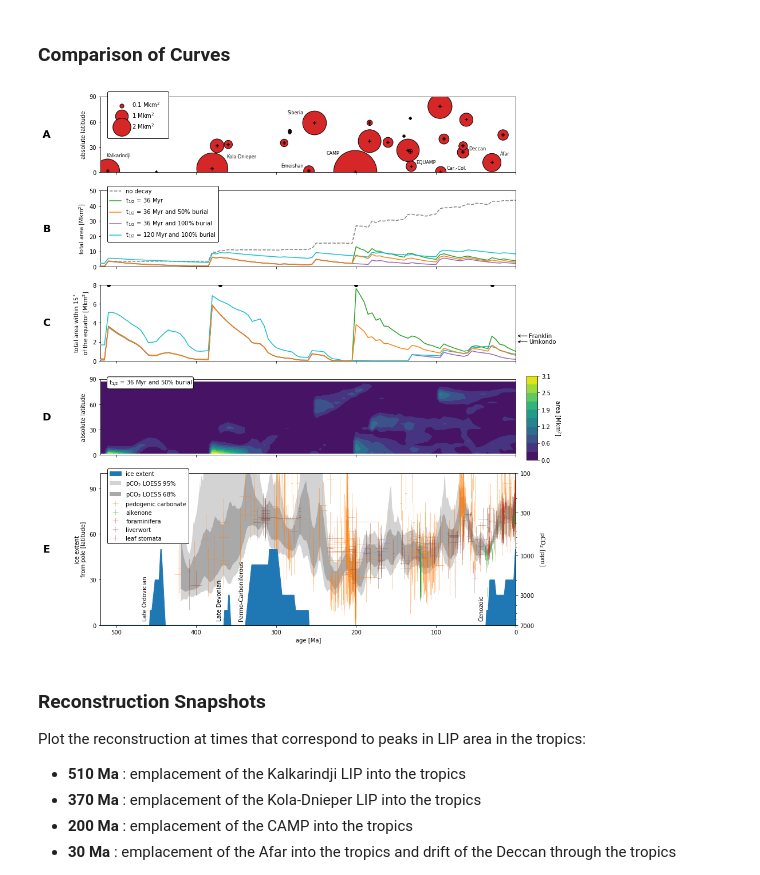
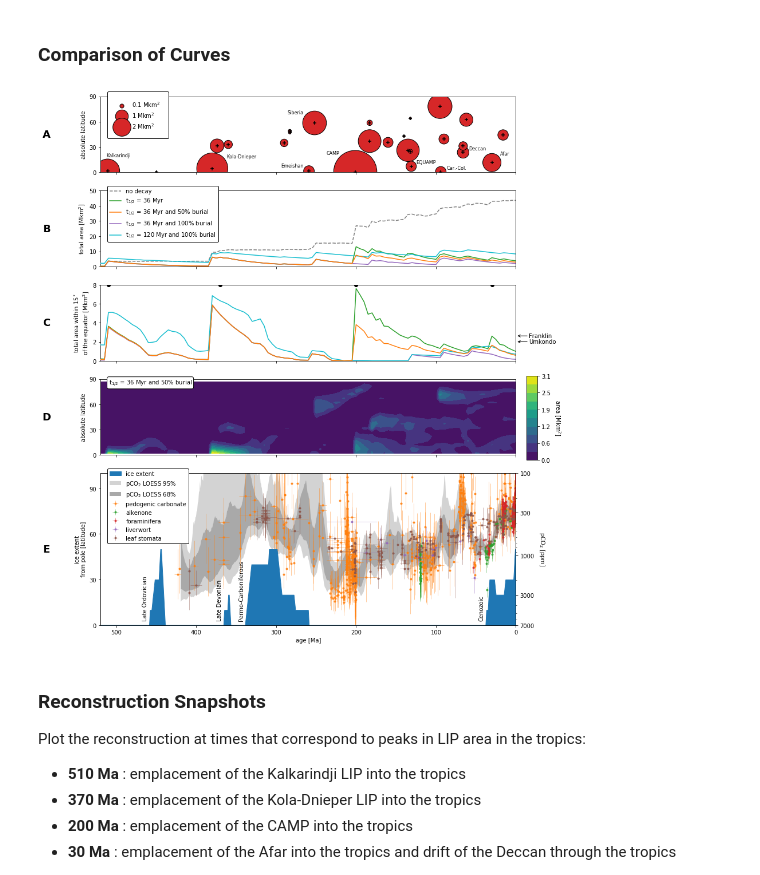
Before and after one commit to Swanson-Hysell-Group/2020_large_igneous_provinces, a Jupyter notebook: Code/LIP_Reconstruction.ipynb, the cells around one changed output. Drawn from its saved outputs; the diff is of its cells as text; code cells hidden in the pictures.

Commit message:
minor updates to figures, and save them out as .pdf's

```diff
--- a/Code/LIP_Reconstruction.ipynb
+++ b/Code/LIP_Reconstruction.ipynb
@@ -1037,44 +1037,44 @@ h3 = twinax.fill_between(x=pCO2_LOESS['Age (Ma)'],y1=pCO2_LOESS['lw68%'],y2=pCO2
 h4 = twinax.errorbar(pCO2_paleosols['Age_Ma'], pCO2_paleosols['CO2_ppm'],
                      xerr=[pCO2_paleosols['Age_Ma']-pCO2_paleosols['Age_young'], pCO2_paleosols['Age_old']-pCO2_paleosols['Age_Ma']],
                      yerr=[pCO2_paleosols['CO2_ppm']-pCO2_paleosols['CO2_low'], pCO2_paleosols['CO2_high']-pCO2_paleosols['CO2_ppm']],
-                     linestyle='none', elinewidth=0.5, alpha=0.8, c='C1',
+                     linestyle='none', elinewidth=0.5, alpha=0.8, c='C1', marker='o', markersize=3,
                      label='pedogenic carbonate')
 h5 = twinax.errorbar(pCO2_alkenones['Age_Ma'], pCO2_alkenones['CO2_ppm'],
                      xerr=[pCO2_alkenones['Age_Ma']-pCO2_alkenones['Age_young'], pCO2_alkenones['Age_old']-pCO2_alkenones['Age_Ma']],
                      yerr=[pCO2_alkenones['CO2_ppm']-pCO2_alkenones['CO2_low'], pCO2_alkenones['CO2_high']-pCO2_alkenones['CO2_ppm']],
-                     linestyle='none', elinewidth=0.5, alpha=0.8, c='C2',
+                     linestyle='none', elinewidth=0.5, alpha=0.8, c='C2', marker='o', markersize=3,
                      label='alkenone')
 h6 = twinax.errorbar(pCO2_boron['Age_Ma'], pCO2_boron['CO2_ppm'],
                      xerr=[pCO2_boron['Age_Ma']-pCO2_boron['Age_young'], pCO2_boron['Age_old']-pCO2_boron['Age_Ma']],
                      yerr=[pCO2_boron['CO2_ppm']-pCO2_boron['CO2_low'], pCO2_boron['CO2_high']-pCO2_boron['CO2_ppm']],
-                     linestyle='none', elinewidth=0.5, alpha=0.8, c='C3',
+                     linestyle='none', elinewidth=0.5, alpha=0.8, c='C3', marker='o', markersize=3,
                      label='foraminifera')
 h7 = twinax.errorbar(pCO2_liverworts['Age_Ma'], pCO2_liverworts['CO2_ppm'],
                      xerr=[pCO2_liverworts['Age_Ma']-pCO2_liverworts['Age_young'], pCO2_liverworts['Age_old']-pCO2_liverworts['Age_Ma']],
                      yerr=[pCO2_liverworts['CO2_ppm']-pCO2_liverworts['CO2_low'], pCO2_liverworts['CO2_high']-pCO2_liverworts['CO2_ppm']],
-                     linestyle='none', elinewidth=0.5, alpha=0.8, c='C4',
+                     linestyle='none', elinewidth=0.5, alpha=0.8, c='C4', marker='o', markersize=3,
                      label='liverwort')
 h8 = twinax.errorbar(pCO2_stomat['Age_Ma'], pCO2_stomat['CO2_ppm'],
                      xerr=[pCO2_stomat['Age_Ma']-pCO2_stomat['Age_young'], pCO2_stomat['Age_old']-pCO2_stomat['Age_Ma']],
                      yerr=[pCO2_stomat['CO2_ppm']-pCO2_stomat['CO2_low'], pCO2_stomat['CO2_high']-pCO2_stomat['CO2_ppm']],
-                     linestyle='none', elinewidth=0.5, alpha=0.8, c='C5',
+                     linestyle='none', elinewidth=0.5, alpha=0.8, c='C5', marker='o', markersize=3,
                      label='leaf stomata')
 
 twinax.set_ylim(7000,100)
 twinax.set_yticks([7000,3000,1000,300,100])
 twinax.set_yticklabels([7000,3000,1000,300,100])
 twinax.set_ylabel('pCO$_{2}$ [ppm]', rotation=270, labelpad=20)
 ax[4].legend(handles=[h1,h2,h3,h4,h5,h6,h7,h8],
              edgecolor='k',facecolor='white',loc='upper left',bbox_to_anchor=(0.01,1.05),framealpha=1)
 
 ### prettify
 
 ax[4].set_xlim(520,0)
 
 #plt.savefig('../Manuscript/Figures/LIP_Areas.pdf', bbox_inches='tight')
 plt.show(fig)
 # %% [output]
-[figure, old version]
+[figure, new version]
 # %% [markdown]
 ### Reconstruction Snapshots
 
```
Also changed, not shown: parts of 2 cells of this notebook, 2 other files.
